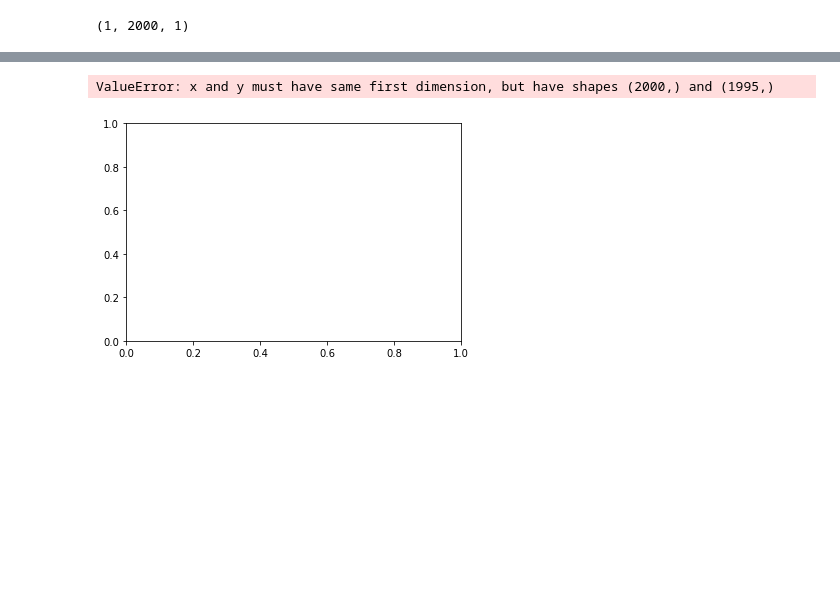
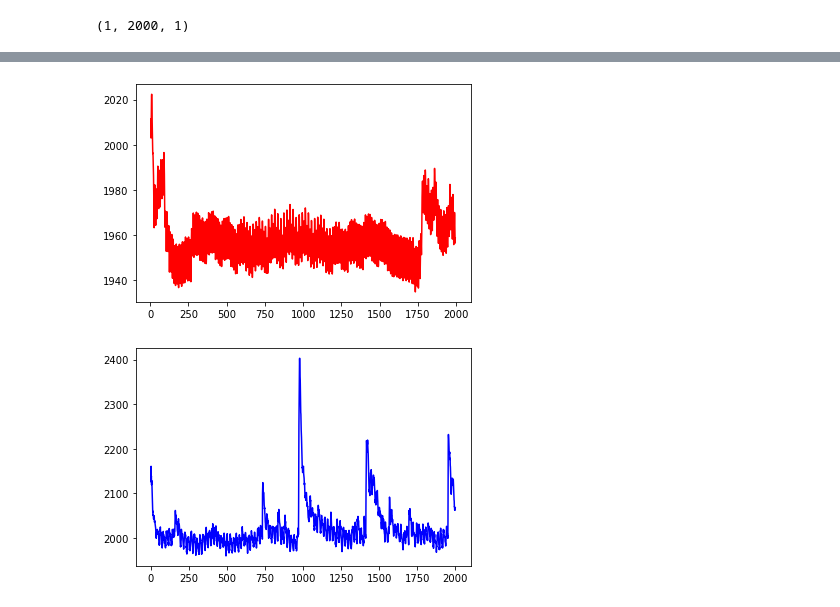
Before and after one commit to Kapoorlabs-paris/goodplacedeeplearning, a Jupyter notebook: PredictResponseStimuli/Time_series_prediction.ipynb, the cells around one changed output, grey strips where cells are left out. Drawn from its saved outputs; the diff is of its cells as text; code cells hidden in the pictures; blank space fills up the shorter version.

```diff
--- a/PredictResponseStimuli/Time_series_prediction.ipynb
+++ b/PredictResponseStimuli/Time_series_prediction.ipynb
@@ -29,13 +29,13 @@ print(stimuli.shape)
 [figure]
 (1, 2000, 1)
 # %%
-model = load_model(model_dir + 'ROI2.h5')
+model = load_model(model_dir + 'ROI3.h5')
 
 prediction = model.predict(stimuli)[:,:,0]
 print(prediction.shape)
 time = np.arange(prediction.shape[1])
 data = prediction[0,:]
-gt = stimuli_data_array[:,1]
+gt = stimuli_data_array[:,3]
 
 plt.plot(time[5:-5],data[5:-5], color = 'r')
 plt.show()
@@ -46,3 +47,3 @@ plt.show()
 (1, 2000)
-ValueError: x and y must have same first dimension, but have shapes (2000,) and (1995,)
-[figure, old version]
+[figure, new version]
+[figure, added]
```
Also changed, not shown: parts of 1 cell of this notebook, 2 other files.
